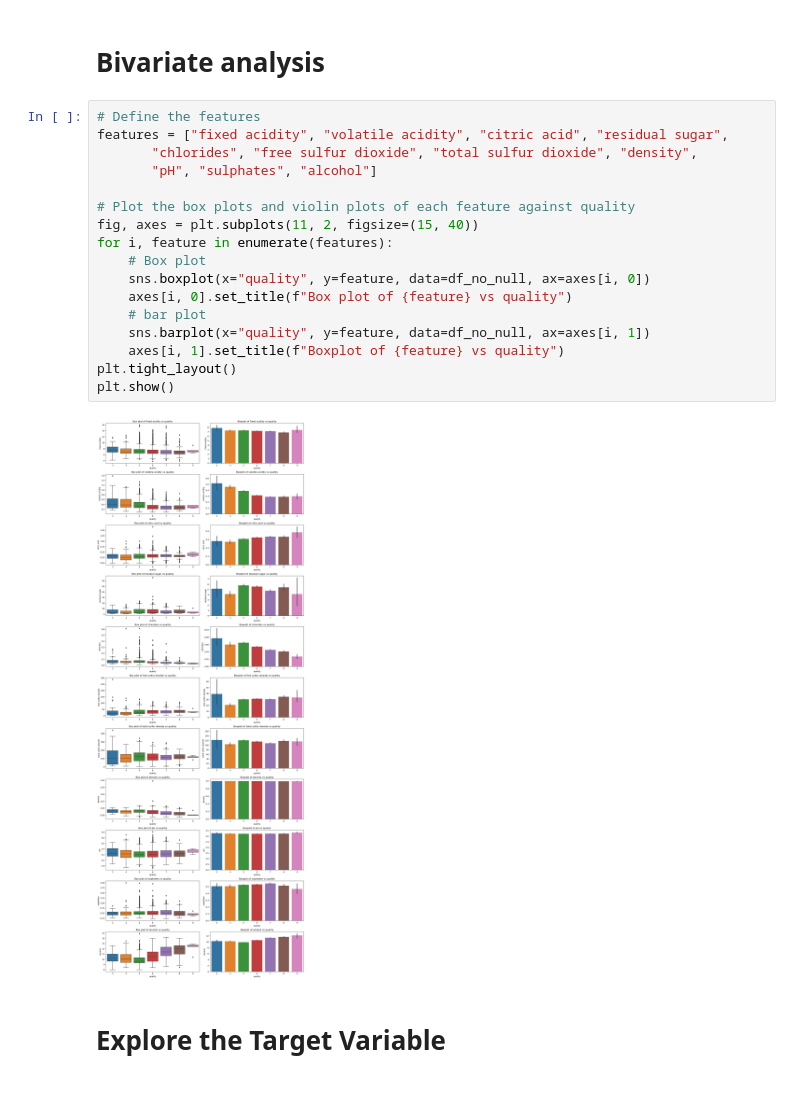
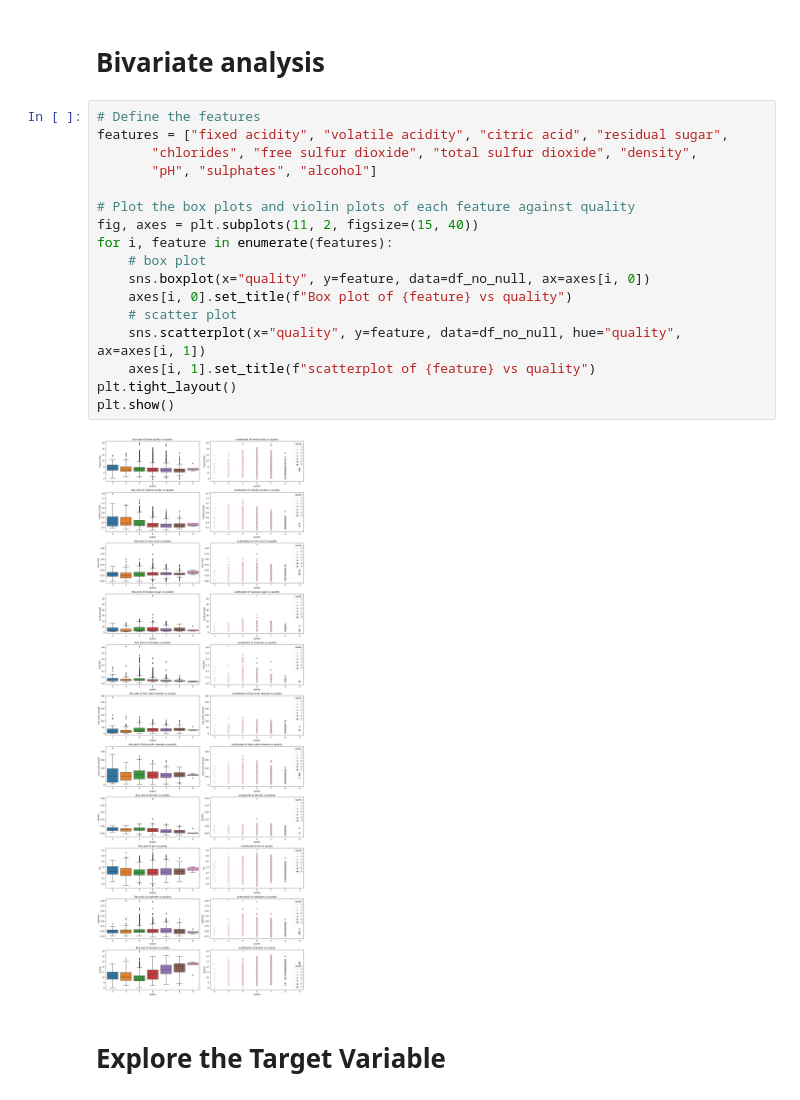
Before and after one commit to deepacoder/machine_learning, a Jupyter notebook: winequality_prediction_ML.ipynb, the cells around one changed output. Drawn from its saved outputs; the diff is of its cells as text.

```diff
--- a/winequality_prediction_ML.ipynb
+++ b/winequality_prediction_ML.ipynb
@@ -174,22 +212,22 @@ plt.show()
 # %%
 # Define the features
 features = ["fixed acidity", "volatile acidity", "citric acid", "residual sugar",
        "chlorides", "free sulfur dioxide", "total sulfur dioxide", "density",
        "pH", "sulphates", "alcohol"]
 
 # Plot the box plots and violin plots of each feature against quality
 fig, axes = plt.subplots(11, 2, figsize=(15, 40))
 for i, feature in enumerate(features):
-    # Box plot
+    # box plot
     sns.boxplot(x="quality", y=feature, data=df_no_null, ax=axes[i, 0])
     axes[i, 0].set_title(f"Box plot of {feature} vs quality")
-    # bar plot
-    sns.barplot(x="quality", y=feature, data=df_no_null, ax=axes[i, 1])
-    axes[i, 1].set_title(f"Boxplot of {feature} vs quality")
+    # scatter plot
+    sns.scatterplot(x="quality", y=feature, data=df_no_null, hue="quality", ax=axes[i, 1])
+    axes[i, 1].set_title(f"scatterplot of {feature} vs quality")
 plt.tight_layout()
 plt.show()
 # %% [output]
-[figure, old version]
+[figure, new version]
 # %% [markdown]
 # Explore the Target Variable
 # %%
```
Also changed, not shown: parts of 28 cells of this notebook.
